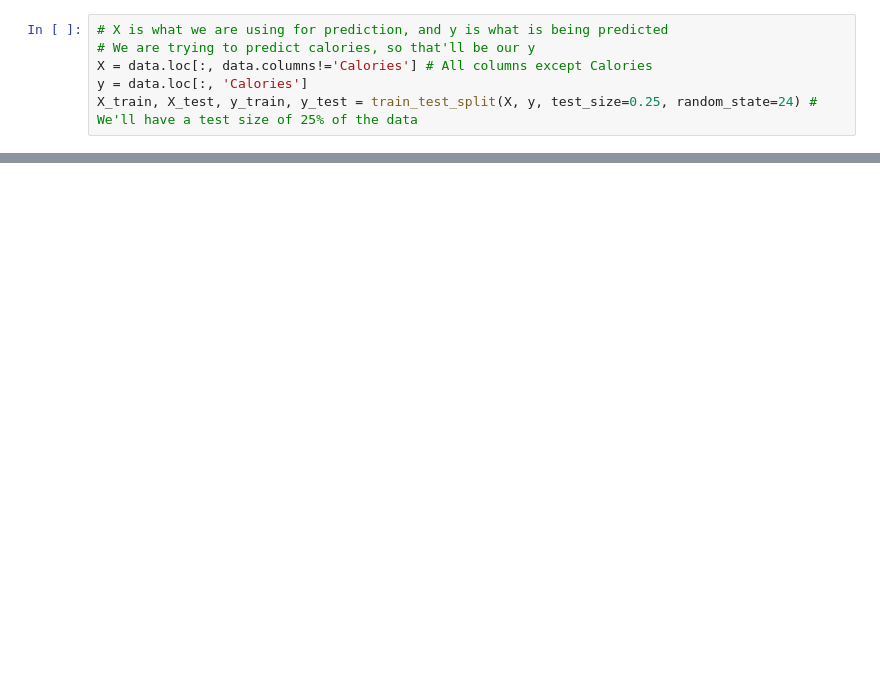
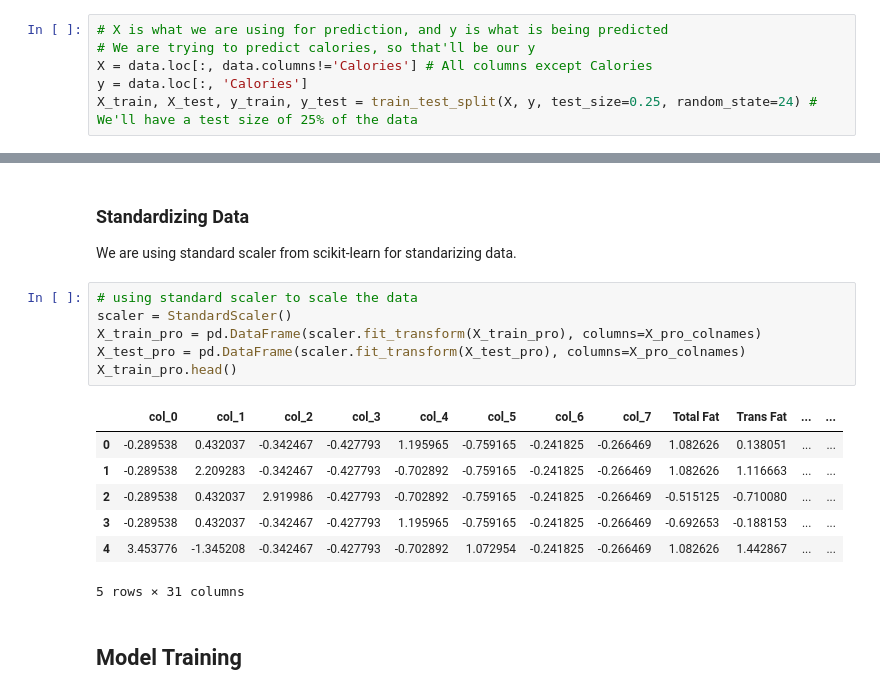
Before and after one commit to visitishan/Starbucks_Drink_Menu_analysis, a Jupyter notebook: Analysis.ipynb, the cells around one changed output, grey strips where cells are left out. Cells and saved outputs as stored; diff of their text form; blank space fills up the shorter version.

```diff
--- a/Analysis.ipynb
+++ b/Analysis.ipynb
@@ -353,0 +507,19 @@ X_train, X_test, y_train, y_test = train_test_split(X, y, test_size=0.25, random
+# %% [markdown]
+### Standardizing Data
+We are using standard scaler from scikit-learn for standarizing data.
+# %%
+# using standard scaler to scale the data
+scaler = StandardScaler()
+X_train_pro = pd.DataFrame(scaler.fit_transform(X_train_pro), columns=X_pro_colnames)
+X_test_pro = pd.DataFrame(scaler.fit_transform(X_test_pro), columns=X_pro_colnames)
+X_train_pro.head()
+# %% [output]
+|  | col_0 | col_1 | col_2 | col_3 | col_4 | col_5 | col_6 | col_7 | Total Fat | Trans Fat | ... | ... |
+| 0 | -0.289538 | 0.432037 | -0.342467 | -0.427793 | 1.195965 | -0.759165 | -0.241825 | -0.266469 | 1.082626 | 0.138051 | ... | ... |
+| 1 | -0.289538 | 2.209283 | -0.342467 | -0.427793 | -0.702892 | -0.759165 | -0.241825 | -0.266469 | 1.082626 | 1.116663 | ... | ... |
+| 2 | -0.289538 | 0.432037 | 2.919986 | -0.427793 | -0.702892 | -0.759165 | -0.241825 | -0.266469 | -0.515125 | -0.710080 | ... | ... |
+| 3 | -0.289538 | 0.432037 | -0.342467 | -0.427793 | 1.195965 | -0.759165 | -0.241825 | -0.266469 | -0.692653 | -0.188153 | ... | ... |
+| 4 | 3.453776 | -1.345208 | -0.342467 | -0.427793 | -0.702892 | 1.072954 | -0.241825 | -0.266469 | 1.082626 | 1.442867 | ... | ... |
+5 rows × 31 columns
+# %% [markdown]
+## Model Training
```
Also changed, not shown: parts of 49 cells of this notebook, 3 other files.
